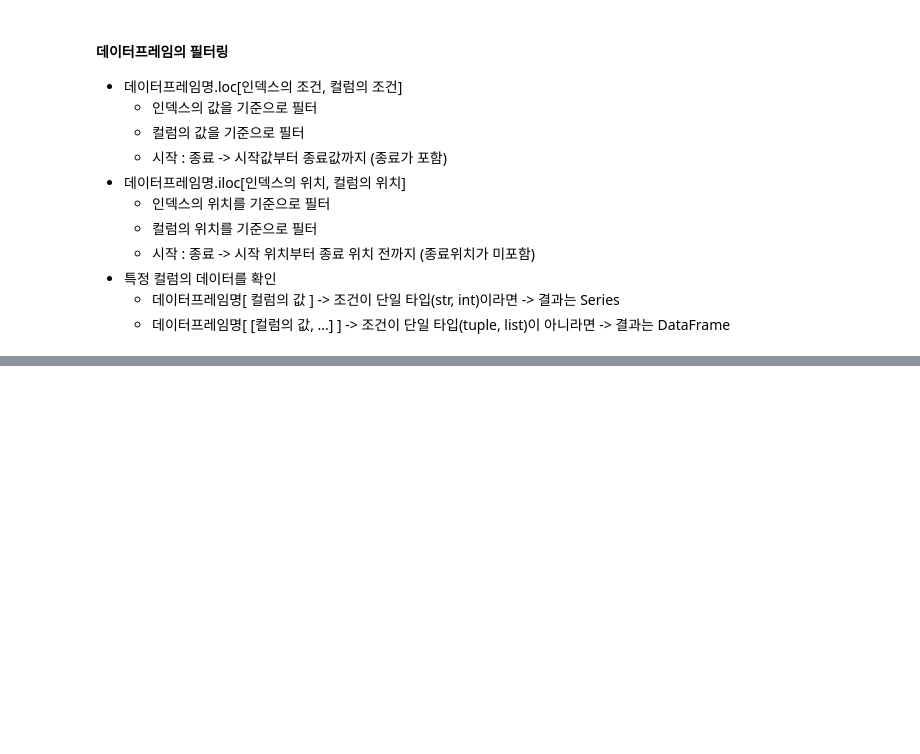
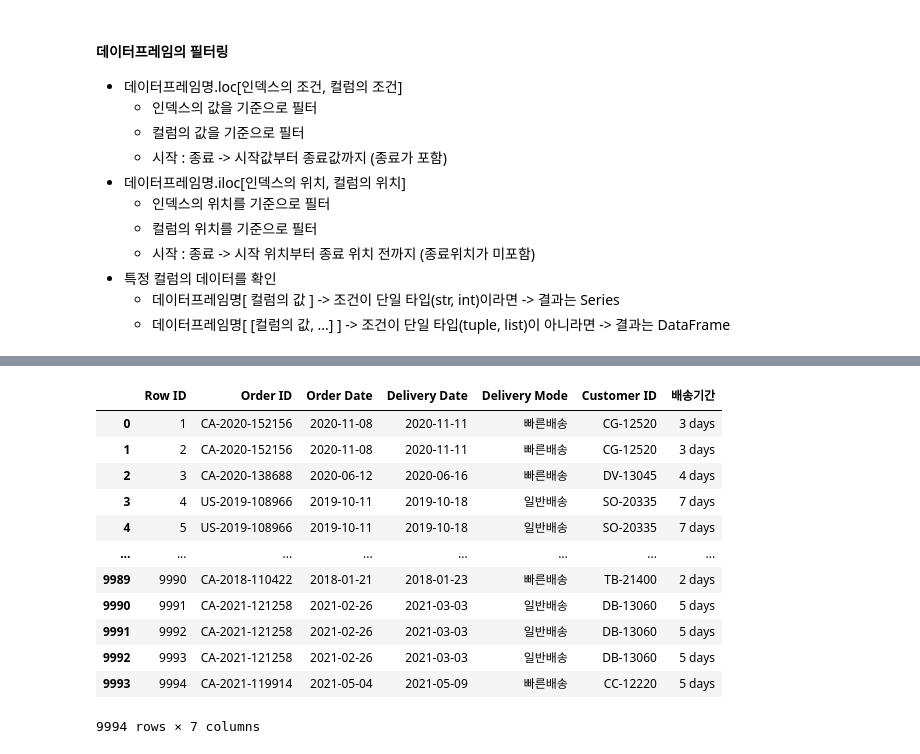
Before and after one commit to bsmoon-86/multicam_2025, a Jupyter notebook: 250903/01_pandas.ipynb, the cells around one changed output, grey strips where cells are left out. Drawn from its saved outputs; the diff is of its cells as text; code cells hidden in the pictures; blank space fills up the shorter version.

```diff
--- a/250903/01_pandas.ipynb
+++ b/250903/01_pandas.ipynb
@@ -175,0 +231,21 @@ df.fillna(10)
+# %%
+df1 =  df.loc[:, 'Row ID' : 'Customer ID']
+# %%
+df1['Order Date'] = pd.to_datetime(df1['Order Date'])
+df1['Delivery Date'] = pd.to_datetime(df1['Delivery Date'])
+df1['배송기간'] = df1['Delivery Date'] - df1['Order Date']
+df1
+# %% [output]
+|  | Row ID | Order ID | Order Date | Delivery Date | Delivery Mode | Customer ID | 배송기간 |
+| 0 | 1 | CA-2020-152156 | 2020-11-08 | 2020-11-11 | 빠른배송 | CG-12520 | 3 days |
+| 1 | 2 | CA-2020-152156 | 2020-11-08 | 2020-11-11 | 빠른배송 | CG-12520 | 3 days |
+| 2 | 3 | CA-2020-138688 | 2020-06-12 | 2020-06-16 | 빠른배송 | DV-13045 | 4 days |
+| 3 | 4 | US-2019-108966 | 2019-10-11 | 2019-10-18 | 일반배송 | SO-20335 | 7 days |
+| 4 | 5 | US-2019-108966 | 2019-10-11 | 2019-10-18 | 일반배송 | SO-20335 | 7 days |
+| ... | ... | ... | ... | ... | ... | ... | ... |
+| 9989 | 9990 | CA-2018-110422 | 2018-01-21 | 2018-01-23 | 빠른배송 | TB-21400 | 2 days |
+| 9990 | 9991 | CA-2021-121258 | 2021-02-26 | 2021-03-03 | 일반배송 | DB-13060 | 5 days |
+| 9991 | 9992 | CA-2021-121258 | 2021-02-26 | 2021-03-03 | 일반배송 | DB-13060 | 5 days |
+| 9992 | 9993 | CA-2021-121258 | 2021-02-26 | 2021-03-03 | 일반배송 | DB-13060 | 5 days |
+| 9993 | 9994 | CA-2021-119914 | 2021-05-04 | 2021-05-09 | 빠른배송 | CC-12220 | 5 days |
+9994 rows × 7 columns
```
Also changed, not shown: parts of 9 cells of this notebook, 10 other files.
